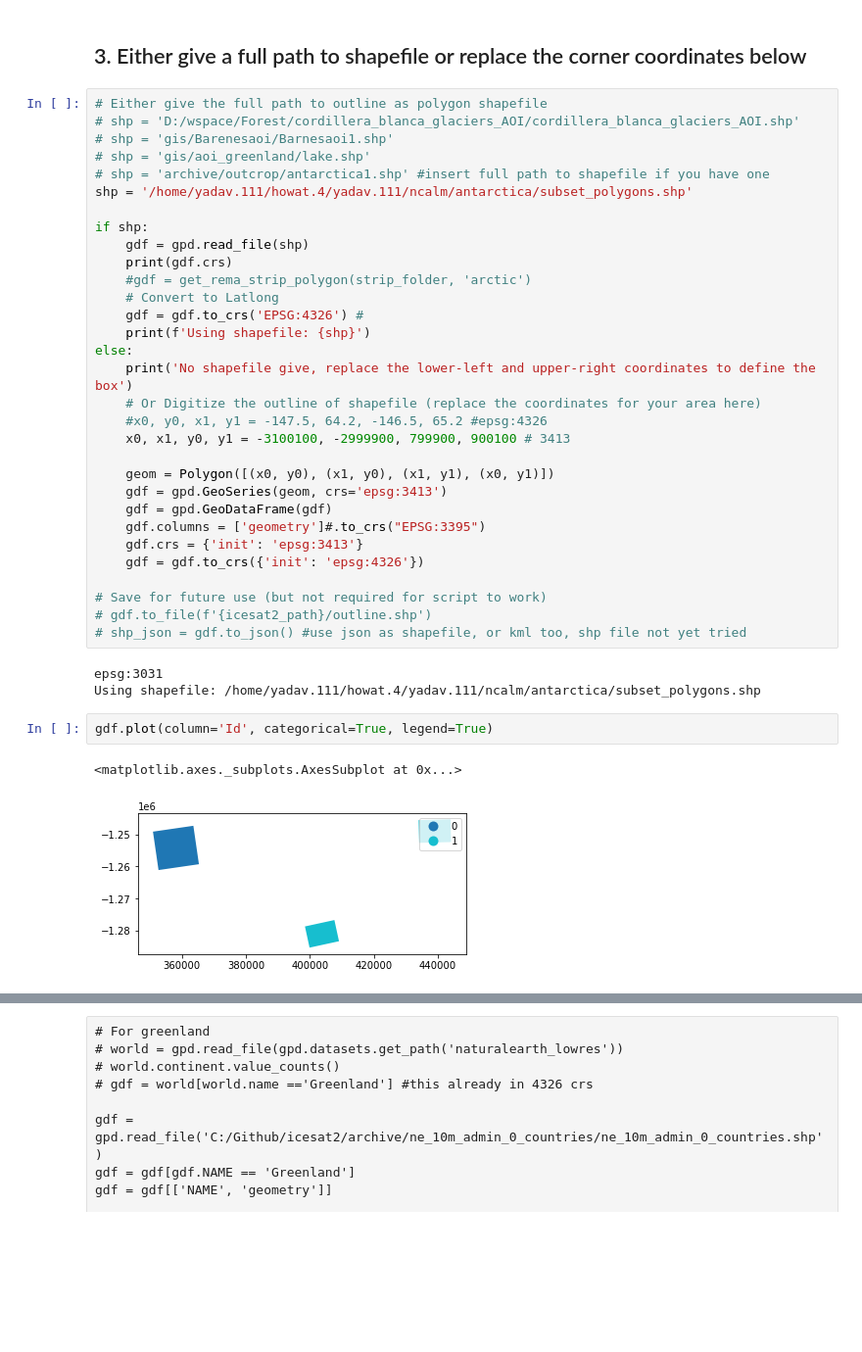
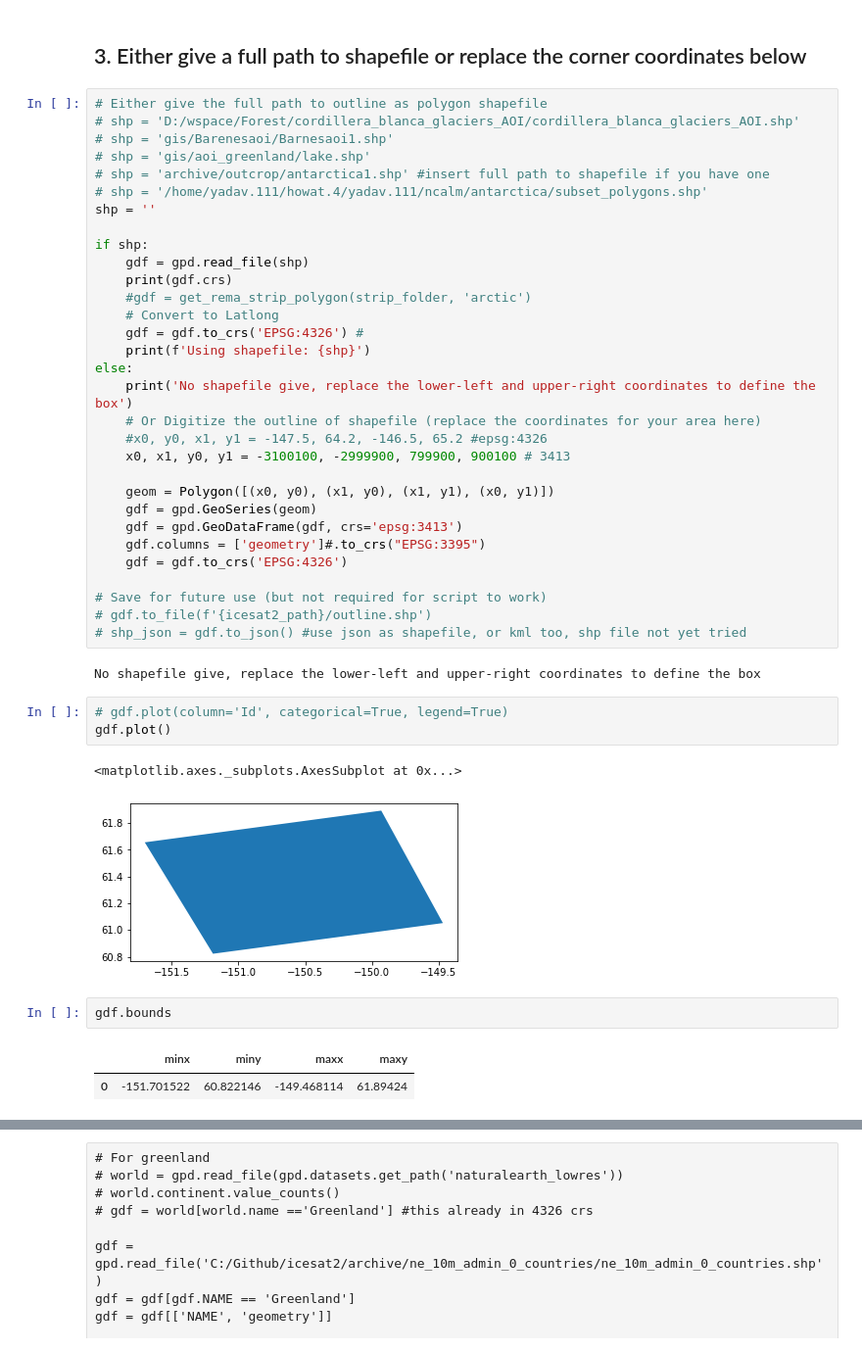
Before and after one commit to bidhya/icesat2, a Jupyter notebook: 01_ATL_Download.ipynb, the cells around one changed output, grey strips where cells are left out. Shown at 98% size. Drawn from its saved outputs; the diff is of its cells as text; blank space fills up the shorter version.

```diff
--- a/01_ATL_Download.ipynb
+++ b/01_ATL_Download.ipynb
@@ -72,7 +72,8 @@ Create Output Directory : /fs/project/howat.4/icesat2/mcmurdo_tmp2_ATL06
 # shp = 'gis/Barenesaoi/Barnesaoi1.shp'
 # shp = 'gis/aoi_greenland/lake.shp'
 # shp = 'archive/outcrop/antarctica1.shp' #insert full path to shapefile if you have one
-shp = '/home/yadav.111/howat.4/yadav.111/ncalm/antarctica/subset_polygons.shp'
+# shp = '/home/yadav.111/howat.4/yadav.111/ncalm/antarctica/subset_polygons.shp'
+shp = ''
 
 if shp:
     gdf = gpd.read_file(shp)
@@ -88,21 +89,25 @@ else:
     x0, x1, y0, y1 = -3100100, -2999900, 799900, 900100 # 3413
 
     geom = Polygon([(x0, y0), (x1, y0), (x1, y1), (x0, y1)])
-    gdf = gpd.GeoSeries(geom, crs='epsg:3413')
-    gdf = gpd.GeoDataFrame(gdf)
+    gdf = gpd.GeoSeries(geom)
+    gdf = gpd.GeoDataFrame(gdf, crs='epsg:3413')
     gdf.columns = ['geometry']#.to_crs("EPSG:3395")
-    gdf.crs = {'init': 'epsg:3413'}
-    gdf = gdf.to_crs({'init': 'epsg:4326'})
+    gdf = gdf.to_crs('EPSG:4326')
 
 # Save for future use (but not required for script to work)
 # gdf.to_file(f'{icesat2_path}/outline.shp')
 # shp_json = gdf.to_json() #use json as shapefile, or kml too, shp file not yet tried
 # %% [output]
-epsg:3031
-Using shapefile: /home/yadav.111/howat.4/yadav.111/ncalm/antarctica/subset_polygons.shp
+No shapefile give, replace the lower-left and upper-right coordinates to define the box
 # %%
-gdf.plot(column='Id', categorical=True, legend=True)
+# gdf.plot(column='Id', categorical=True, legend=True)
+gdf.plot()
 # %% [output]
 <matplotlib.axes._subplots.AxesSubplot at 0x...>
-[figure, old version]
+[figure, new version]
+# %%
+gdf.bounds
+# %% [output]
+|  | minx | miny | maxx | maxy |
+| 0 | -151.701522 | 60.822146 | -149.468114 | 61.89424 |
 # %%
```
Also changed, not shown: parts of 15 cells of this notebook, 1 other file.
